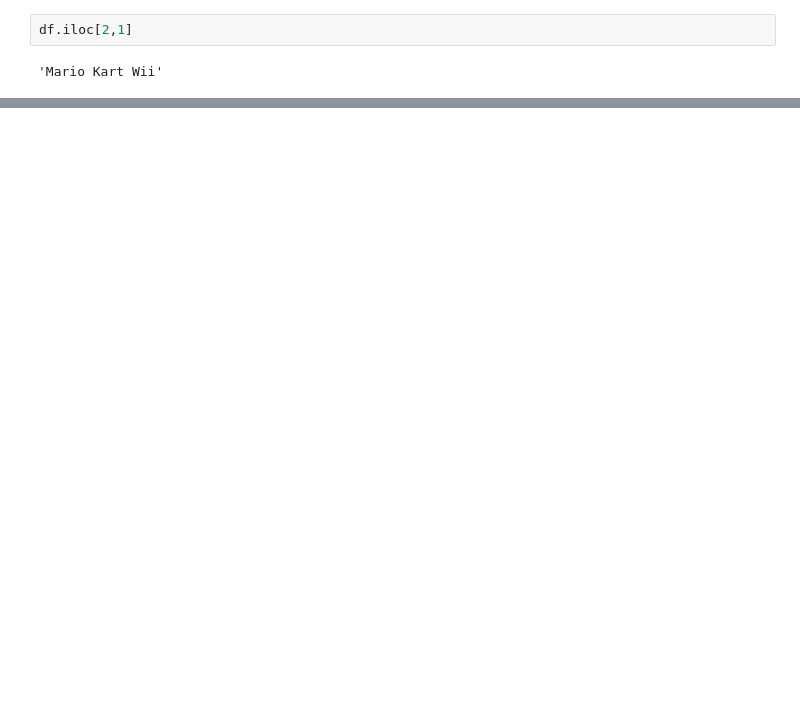
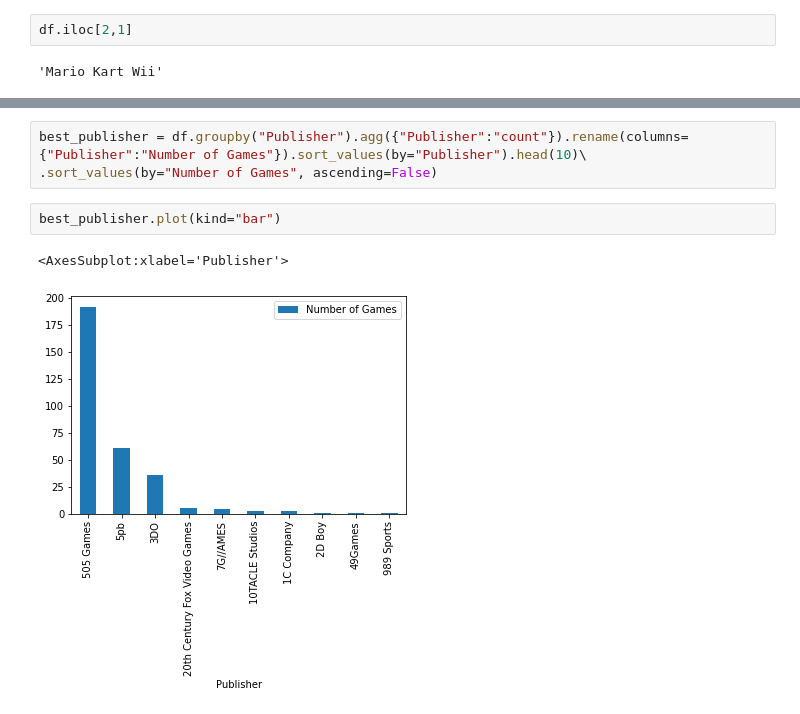
Before and after one commit to Coletterbox/Le-Wagon-Data-Science-Academy-Sprint, a Jupyter notebook: Monday/Video Game Sales.ipynb, the cells around one changed output, grey strips where cells are left out. Saved outputs shown, nothing was run; the diff lists cells and outputs as text; blank space fills up the shorter version.

```diff
--- a/Monday/Video Game Sales.ipynb
+++ b/Monday/Video Game Sales.ipynb
@@ -64,0 +190,8 @@ df.iloc[2,1]
+# %%
+best_publisher = df.groupby("Publisher").agg({"Publisher":"count"}).rename(columns={"Publisher":"Number of Games"}).sort_values(by="Publisher").head(10)\
+.sort_values(by="Number of Games", ascending=False)
+# %%
+best_publisher.plot(kind="bar")
+# %% [output]
+<AxesSubplot:xlabel='Publisher'>
+[figure, added]
```
Also changed, not shown: parts of 14 cells of this notebook.
